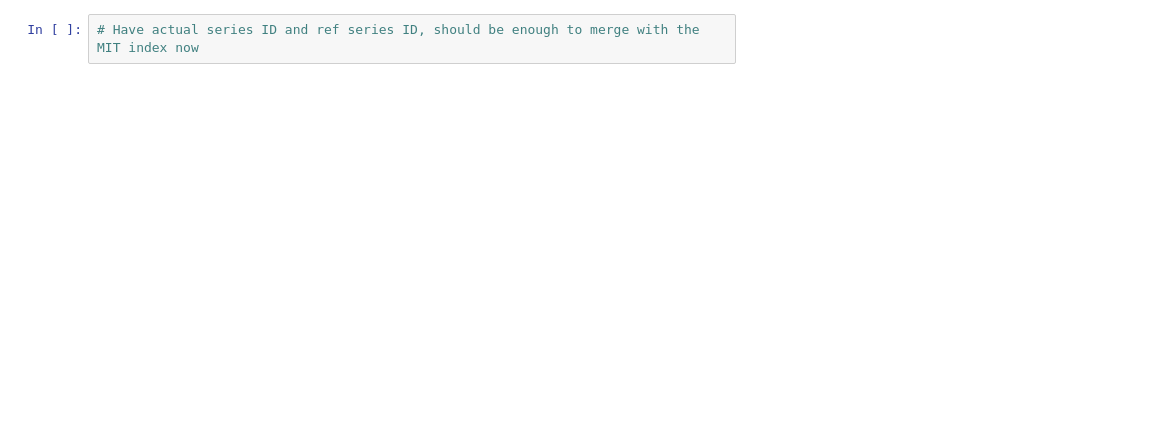
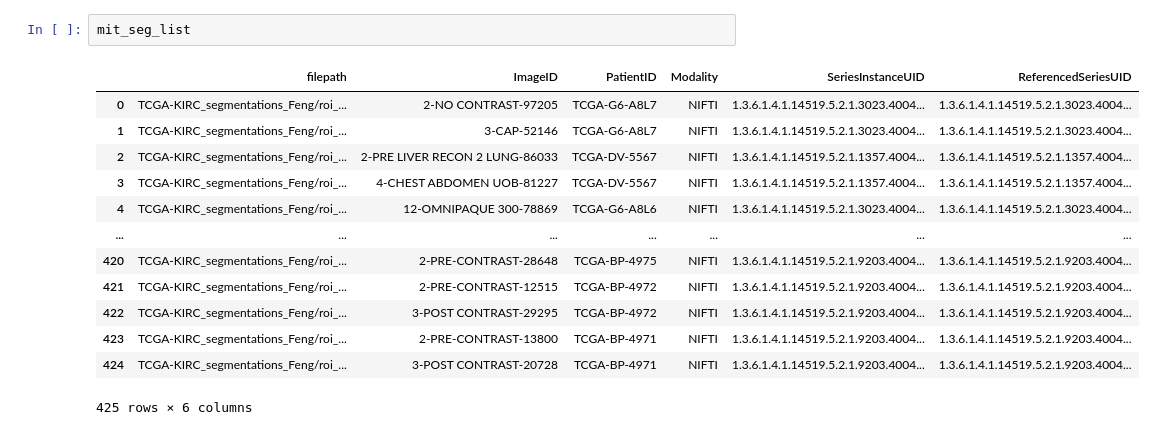
Before and after one commit to bhklab/readii_2_roqc, a Jupyter notebook: sandbox/merge_TCGA-KIRC_data.ipynb, the cells around one changed output. Drawn from its saved outputs; the diff is of its cells as text; blank space fills up the shorter version.

```diff
--- a/sandbox/merge_TCGA-KIRC_data.ipynb
+++ b/sandbox/merge_TCGA-KIRC_data.ipynb
@@ -47,2 +24,16 @@ seg_list
-# %%
-# Have actual series ID and ref series ID, should be enough to merge with the MIT index now
+# %%
+mit_seg_list
+# %% [output]
+|  | filepath | ImageID | PatientID | Modality | SeriesInstanceUID | ReferencedSeriesUID |
+| 0 | TCGA-KIRC_segmentations_Feng/roi_... | 2-NO CONTRAST-97205 | TCGA-G6-A8L7 | NIFTI | 1.3.6.1.4.1.14519.5.2.1.3023.4004... | 1.3.6.1.4.1.14519.5.2.1.3023.4004... |
+| 1 | TCGA-KIRC_segmentations_Feng/roi_... | 3-CAP-52146 | TCGA-G6-A8L7 | NIFTI | 1.3.6.1.4.1.14519.5.2.1.3023.4004... | 1.3.6.1.4.1.14519.5.2.1.3023.4004... |
+| 2 | TCGA-KIRC_segmentations_Feng/roi_... | 2-PRE LIVER RECON 2 LUNG-86033 | TCGA-DV-5567 | NIFTI | 1.3.6.1.4.1.14519.5.2.1.1357.4004... | 1.3.6.1.4.1.14519.5.2.1.1357.4004... |
+| 3 | TCGA-KIRC_segmentations_Feng/roi_... | 4-CHEST ABDOMEN UOB-81227 | TCGA-DV-5567 | NIFTI | 1.3.6.1.4.1.14519.5.2.1.1357.4004... | 1.3.6.1.4.1.14519.5.2.1.1357.4004... |
+| 4 | TCGA-KIRC_segmentations_Feng/roi_... | 12-OMNIPAQUE 300-78869 | TCGA-G6-A8L6 | NIFTI | 1.3.6.1.4.1.14519.5.2.1.3023.4004... | 1.3.6.1.4.1.14519.5.2.1.3023.4004... |
+| ... | ... | ... | ... | ... | ... | ... |
+| 420 | TCGA-KIRC_segmentations_Feng/roi_... | 2-PRE-CONTRAST-28648 | TCGA-BP-4975 | NIFTI | 1.3.6.1.4.1.14519.5.2.1.9203.4004... | 1.3.6.1.4.1.14519.5.2.1.9203.4004... |
+| 421 | TCGA-KIRC_segmentations_Feng/roi_... | 2-PRE-CONTRAST-12515 | TCGA-BP-4972 | NIFTI | 1.3.6.1.4.1.14519.5.2.1.9203.4004... | 1.3.6.1.4.1.14519.5.2.1.9203.4004... |
+| 422 | TCGA-KIRC_segmentations_Feng/roi_... | 3-POST CONTRAST-29295 | TCGA-BP-4972 | NIFTI | 1.3.6.1.4.1.14519.5.2.1.9203.4004... | 1.3.6.1.4.1.14519.5.2.1.9203.4004... |
+| 423 | TCGA-KIRC_segmentations_Feng/roi_... | 2-PRE-CONTRAST-13800 | TCGA-BP-4971 | NIFTI | 1.3.6.1.4.1.14519.5.2.1.9203.4004... | 1.3.6.1.4.1.14519.5.2.1.9203.4004... |
+| 424 | TCGA-KIRC_segmentations_Feng/roi_... | 3-POST CONTRAST-20728 | TCGA-BP-4971 | NIFTI | 1.3.6.1.4.1.14519.5.2.1.9203.4004... | 1.3.6.1.4.1.14519.5.2.1.9203.4004... |
+425 rows × 6 columns
```
Also changed, not shown: parts of 10 cells of this notebook.
